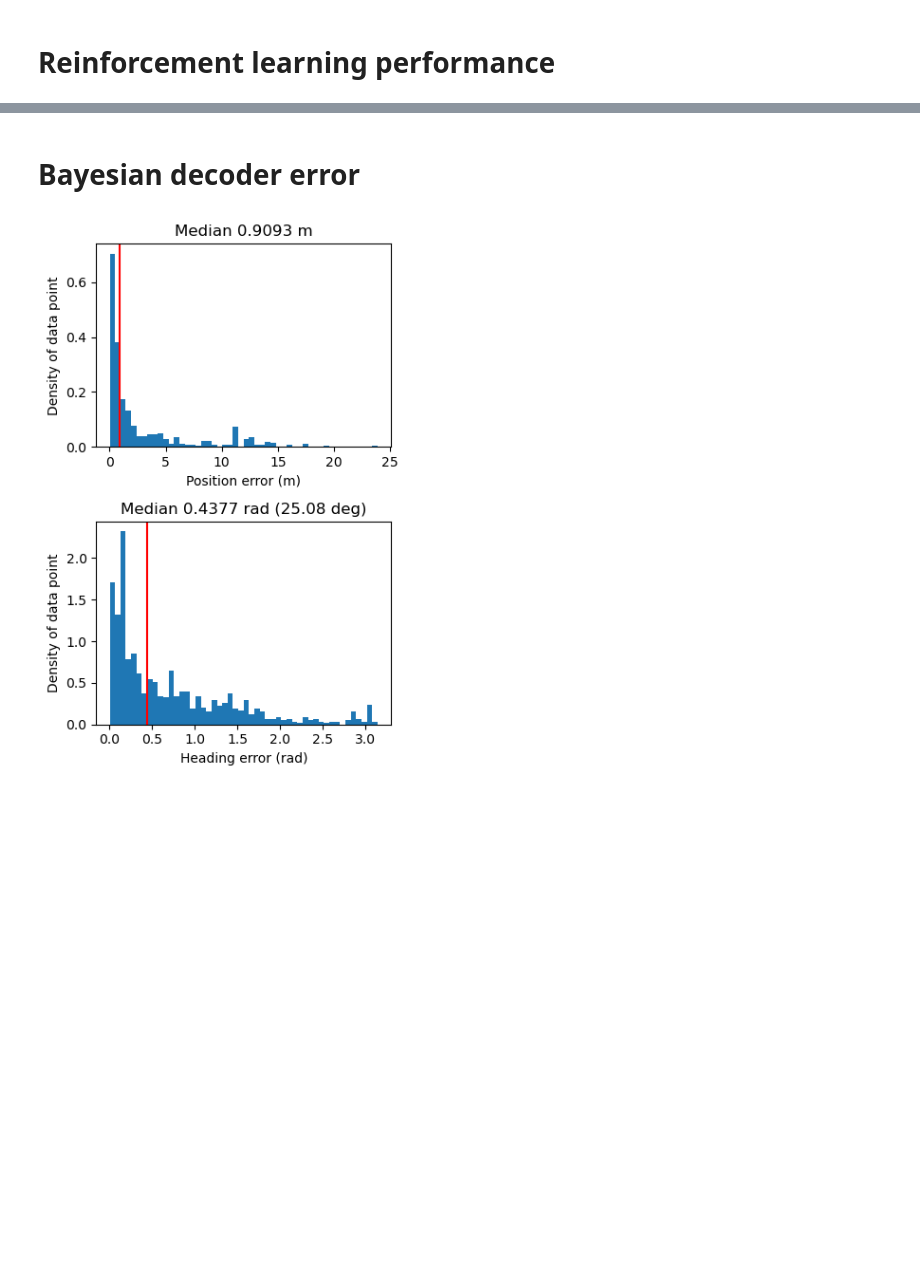
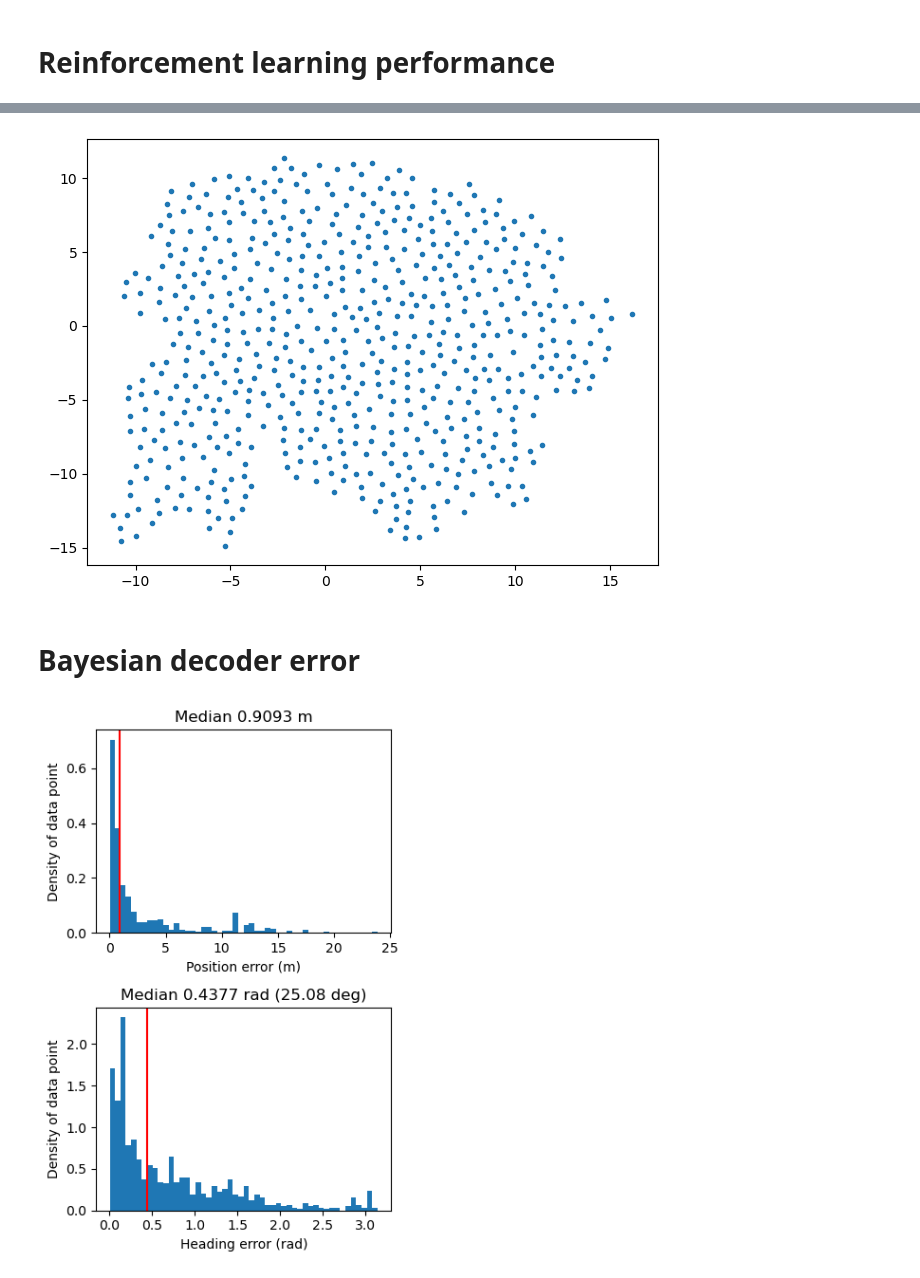
Before and after one commit to yyhhoi/HippoSLAM, a Jupyter notebook: controllers/hipposlam/StateMapper2.ipynb, the cells around one changed output, grey strips where cells are left out. Drawn from its saved outputs; the diff is of its cells as text; code cells hidden in the pictures; blank space fills up the shorter version.

```diff
--- a/controllers/hipposlam/StateMapper2.ipynb
+++ b/controllers/hipposlam/StateMapper2.ipynb
@@ -91,3 +199,16 @@ fig.tight_layout()
+# %%
+hipposlam = read_pickle('data/SimpleUmapLearner/PPO10_hipposlam.pickle')
+hippomap = hipposlam['hippomap']
+u_mat = np.stack(hippomap.sid2embed)
+
+selected = [0]
+
+fig, ax = plt.subplots()
+ax.scatter(u_mat[:, 0], u_mat[:, 1], marker='.')
+fig.tight_layout()
+fig.savefig('data/SimpleUmapLearner/embed_projected.png', dpi=200)
+# %% [output]
+[figure, added]
 # %% [markdown]
 # Bayesian decoder error
 # %%
```
Also changed, not shown: parts of 12 cells of this notebook, 9 other files.
